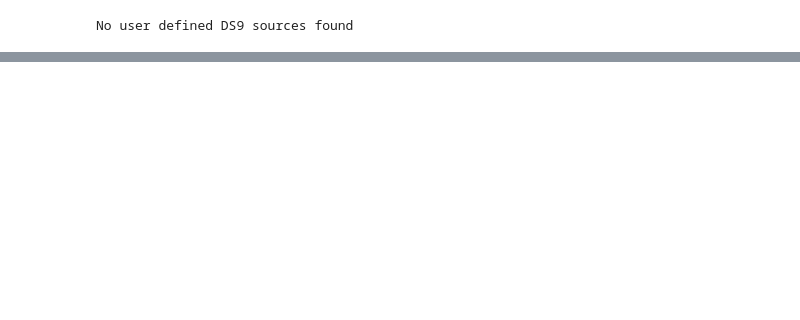
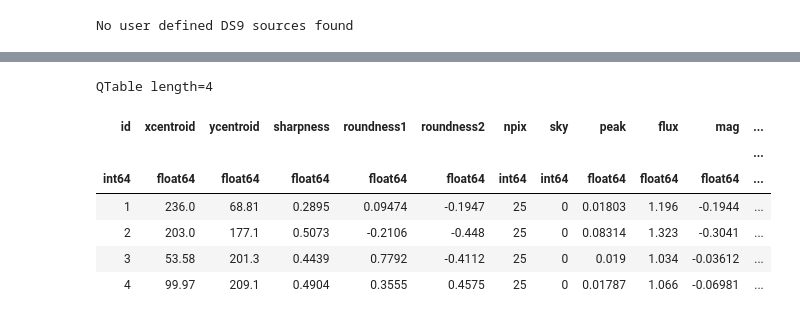
Before and after one commit to mjhankins/SFGCphotcode, a Jupyter notebook: SourceCatalog_ApPhot.ipynb, the cells around one changed output, grey strips where cells are left out. Drawn from its saved outputs; the diff is of its cells as text; code cells hidden in the pictures; blank space fills up the shorter version.

Commit message:
modified DAO to add fwhm. Added new data from cycle9

```diff
--- a/SourceCatalog_ApPhot.ipynb
+++ b/SourceCatalog_ApPhot.ipynb
@@ -371,8 +459,8 @@ except:
 merged_table_seg = join(segTab, SegPhotTable, keys='id')
 merged_table_dao = join(daoTab, DaoPhotTable, keys='id')
 # %%
-mtSeg=modTabCol(merged_table_seg)
-mtDao=modTabCol(merged_table_dao)
+mtSeg=modTabCol2(merged_table_seg)
+mtDao=modTabCol2(merged_table_dao)
 
 if usersources:
     mtds9=modTabCol(UserPhotTable)
@@ -378,0 +552,18 @@ if usersources:
+# %%
+#new addition to include FWHM measurements for DAO
+
+
+#create background model for image using median method
+bkg_estimator = MedianBackground() #MMMBackground() #SExtractorBackground() #MedianBackground()
+bkg_data = Background2D(data,(bkgbox, bkgbox), filter_size=(3, 3),bkg_estimator=bkg_estimator,edge_method='pad') #smaller box?, 20x20, 25x25?
+bkg_rms=bkg_data.background_rms
+bkg=bkg_data.background
+
+#create background subtracted image
+#data_bkgsub = data - bkg
+data_bkgsub = np.nan_to_num(data - bkg)
+
+
+#do psf model fits with 2d gaussian
+mtDao=doPSFphoto(data_bkgsub,bkg,mtDao,2.0)
+mtSeg=doPSFphoto(data_bkgsub,bkg,mtSeg,2.0)
@@ -379,3 +578,14 @@ if usersources:
+# %%
+mtDao
+# %% [output]
+QTable length=4
+| id | xcentroid | ycentroid | sharpness | roundness1 | roundness2 | npix | sky | peak | flux | mag | ... |
+|  |  |  |  |  |  |  |  |  |  |  | ... |
+| int64 | float64 | float64 | float64 | float64 | float64 | int64 | int64 | float64 | float64 | float64 | ... |
+| 1 | 236.0 | 68.81 | 0.2895 | 0.09474 | -0.1947 | 25 | 0 | 0.01803 | 1.196 | -0.1944 | ... |
+| 2 | 203.0 | 177.1 | 0.5073 | -0.2106 | -0.448 | 25 | 0 | 0.08314 | 1.323 | -0.3041 | ... |
+| 3 | 53.58 | 201.3 | 0.4439 | 0.7792 | -0.4112 | 25 | 0 | 0.019 | 1.034 | -0.03612 | ... |
+| 4 | 99.97 | 209.1 | 0.4904 | 0.3555 | 0.4575 | 25 | 0 | 0.01787 | 1.066 | -0.06981 | ... |
 # %%
 #write out the resulting tables to file
 ascii.write(mtSeg, field.name+'_'+str(wavelength)+'um_segCat.dat', overwrite=True)
```
Also changed, not shown: parts of 9 cells of this notebook, 4 other files.
